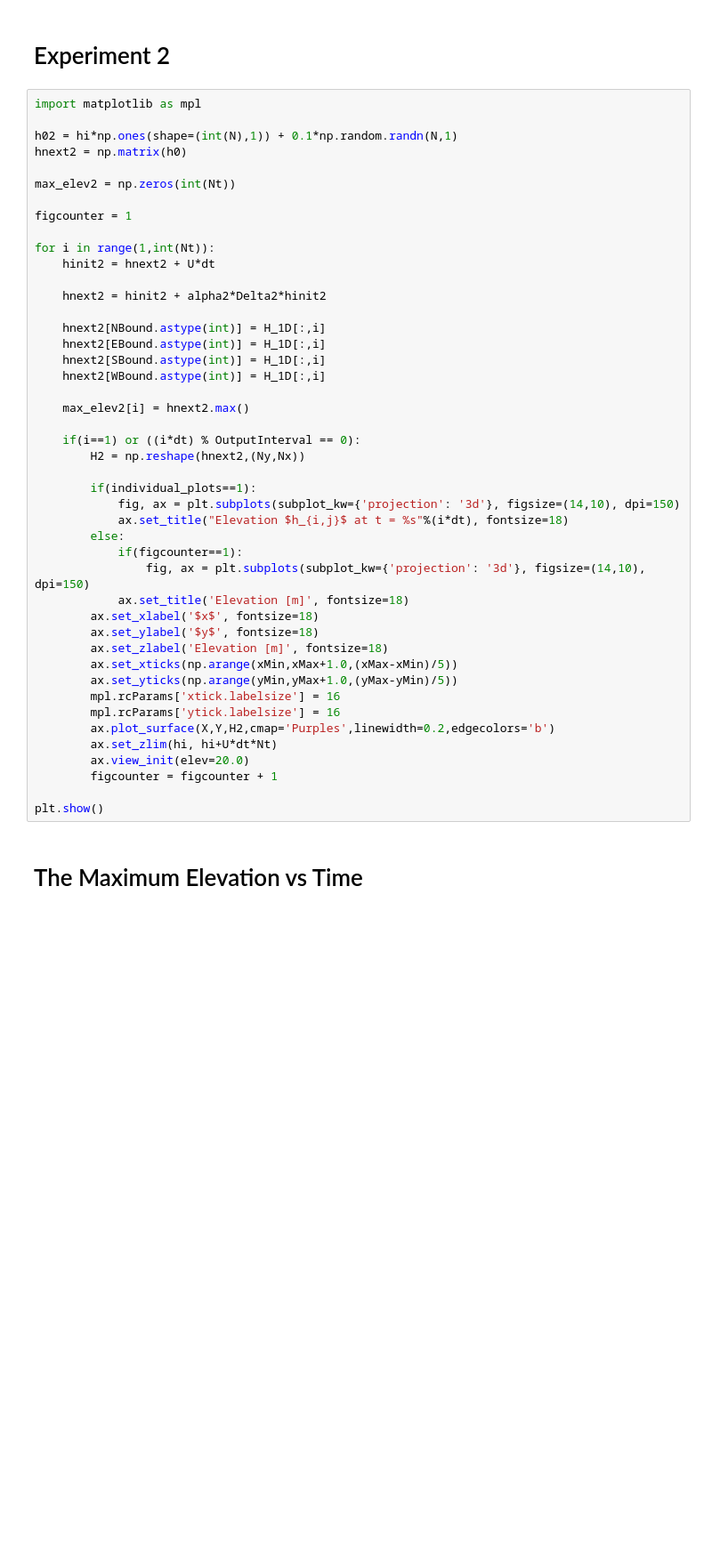
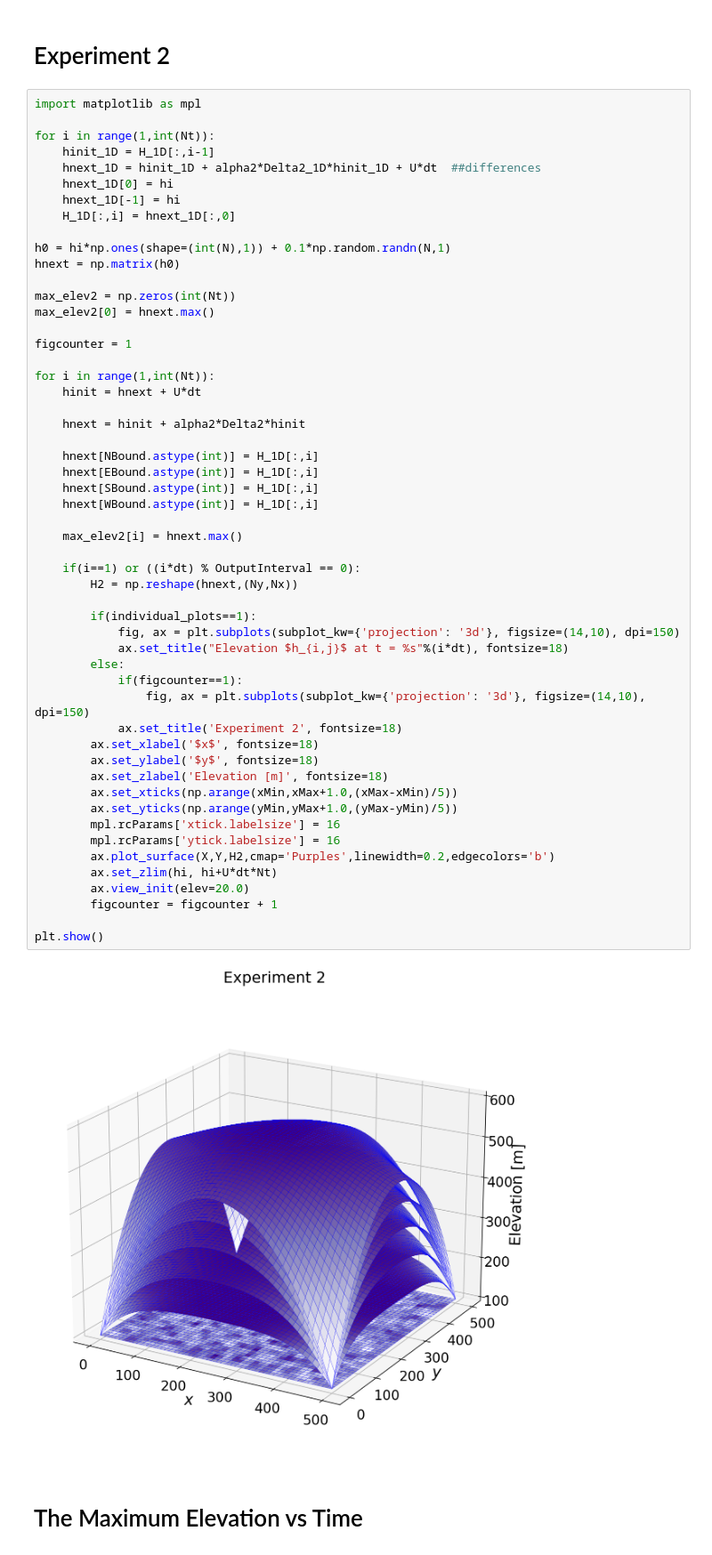
Before and after one commit to Roythebuilder15/Geos518, a Jupyter notebook: module 4/2D_LandscapeEvolution-Assignment.ipynb, the cells around one changed output. Shown at 89% size. Drawn from its saved outputs; the diff is of its cells as text; blank space fills up the shorter version.

```diff
--- a/module 4/2D_LandscapeEvolution-Assignment.ipynb
+++ b/module 4/2D_LandscapeEvolution-Assignment.ipynb
@@ -190,48 +191,58 @@ plt.show()
 # %%
 import matplotlib as mpl
 
-h02 = hi*np.ones(shape=(int(N),1)) + 0.1*np.random.randn(N,1)
-hnext2 = np.matrix(h0)
+for i in range(1,int(Nt)):
+    hinit_1D = H_1D[:,i-1]
+    hnext_1D = hinit_1D + alpha2*Delta2_1D*hinit_1D + U*dt  ##differences
+    hnext_1D[0] = hi
+    hnext_1D[-1] = hi
+    H_1D[:,i] = hnext_1D[:,0]
+
+h0 = hi*np.ones(shape=(int(N),1)) + 0.1*np.random.randn(N,1)
+hnext = np.matrix(h0)
 
 max_elev2 = np.zeros(int(Nt))
+max_elev2[0] = hnext.max()
 
 figcounter = 1
 
 for i in range(1,int(Nt)):
-    hinit2 = hnext2 + U*dt
+    hinit = hnext + U*dt
 
-    hnext2 = hinit2 + alpha2*Delta2*hinit2
+    hnext = hinit + alpha2*Delta2*hinit
 
-    hnext2[NBound.astype(int)] = H_1D[:,i]
-    hnext2[EBound.astype(int)] = H_1D[:,i]
-    hnext2[SBound.astype(int)] = H_1D[:,i]
-    hnext2[WBound.astype(int)] = H_1D[:,i]
+    hnext[NBound.astype(int)] = H_1D[:,i]
+    hnext[EBound.astype(int)] = H_1D[:,i]
+    hnext[SBound.astype(int)] = H_1D[:,i]
+    hnext[WBound.astype(int)] = H_1D[:,i]
 
-    max_elev2[i] = hnext2.max()
+    max_elev2[i] = hnext.max()
 
     if(i==1) or ((i*dt) % OutputInterval == 0):
-        H2 = np.reshape(hnext2,(Ny,Nx))
+        H2 = np.reshape(hnext,(Ny,Nx))
 
         if(individual_plots==1):
             fig, ax = plt.subplots(subplot_kw={'projection': '3d'}, figsize=(14,10), dpi=150)
             ax.set_title("Elevation $h_{i,j}$ at t = %s"%(i*dt), fontsize=18)
         else:
             if(figcounter==1):
                 fig, ax = plt.subplots(subplot_kw={'projection': '3d'}, figsize=(14,10), dpi=150)
-            ax.set_title('Elevation [m]', fontsize=18)
+            ax.set_title('Experiment 2', fontsize=18)
         ax.set_xlabel('$x$', fontsize=18)
         ax.set_ylabel('$y$', fontsize=18)
         ax.set_zlabel('Elevation [m]', fontsize=18)
         ax.set_xticks(np.arange(xMin,xMax+1.0,(xMax-xMin)/5))
         ax.set_yticks(np.arange(yMin,yMax+1.0,(yMax-yMin)/5))
         mpl.rcParams['xtick.labelsize'] = 16
         mpl.rcParams['ytick.labelsize'] = 16
         ax.plot_surface(X,Y,H2,cmap='Purples',linewidth=0.2,edgecolors='b')
         ax.set_zlim(hi, hi+U*dt*Nt)
         ax.view_init(elev=20.0)
         figcounter = figcounter + 1
 
 plt.show()
+# %% [output]
+[figure, added]
 # %% [markdown]
 # The Maximum Elevation vs Time
 # %%
```
Also changed, not shown: parts of 5 cells of this notebook.
